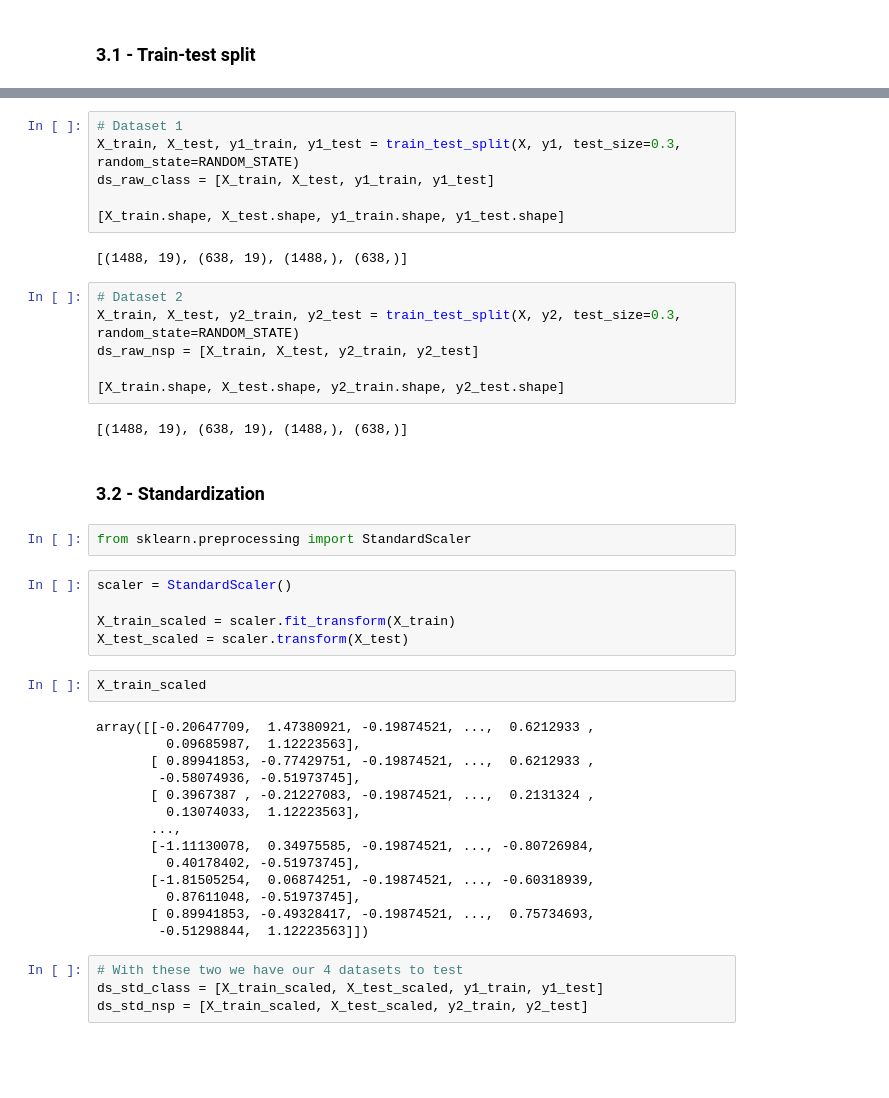
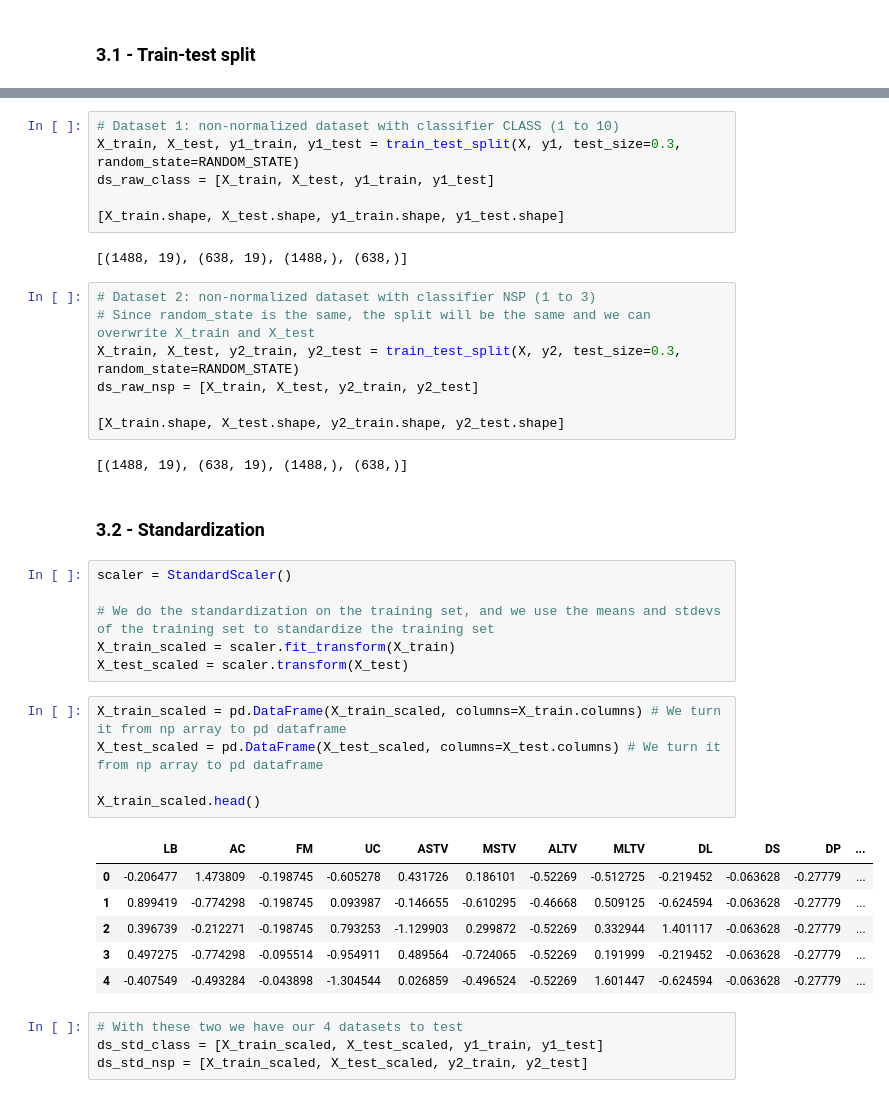
Before and after one commit to bduar/CodeOp-DS-project_fetal-CTG, a Jupyter notebook: Notebooks/03_Modeling.ipynb, the cells around one changed output, grey strips where cells are left out. Cells and saved outputs as stored; diff of their text form; blank space fills up the shorter version.

```diff
--- a/Notebooks/03_Modeling.ipynb
+++ b/Notebooks/03_Modeling.ipynb
@@ -34,7 +48,7 @@ X = data.drop(columns = ["CLASS", "NSP"] ,axis=1)
 y1 = data["CLASS"]
 y2 = data["NSP"]
 # %%
-# Dataset 1
+# Dataset 1: non-normalized dataset with classifier CLASS (1 to 10)
 X_train, X_test, y1_train, y1_test = train_test_split(X, y1, test_size=0.3, random_state=RANDOM_STATE)
 ds_raw_class = [X_train, X_test, y1_train, y1_test]
 
@@ -42,7 +56,8 @@ ds_raw_class = [X_train, X_test, y1_train, y1_test]
 # %% [output]
 [(1488, 19), (638, 19), (1488,), (638,)]
 # %%
-# Dataset 2
+# Dataset 2: non-normalized dataset with classifier NSP (1 to 3)
+# Since random_state is the same, the split will be the same and we can overwrite X_train and X_test
 X_train, X_test, y2_train, y2_test = train_test_split(X, y2, test_size=0.3, random_state=RANDOM_STATE)
 ds_raw_nsp = [X_train, X_test, y2_train, y2_test]
 
@@ -51,29 +66,24 @@ ds_raw_nsp = [X_train, X_test, y2_train, y2_test]
 [(1488, 19), (638, 19), (1488,), (638,)]
 # %% [markdown]
 ### 3.2 - Standardization
-# %%
-from sklearn.preprocessing import StandardScaler
 # %%
 scaler = StandardScaler()
 
+# We do the standardization on the training set, and we use the means and stdevs of the training set to standardize the training set
 X_train_scaled = scaler.fit_transform(X_train)
 X_test_scaled = scaler.transform(X_test)
 # %%
-X_train_scaled
+X_train_scaled = pd.DataFrame(X_train_scaled, columns=X_train.columns) # We turn it from np array to pd dataframe
+X_test_scaled = pd.DataFrame(X_test_scaled, columns=X_test.columns) # We turn it from np array to pd dataframe
+
+X_train_scaled.head()
 # %% [output]
-array([[-0.20647709,  1.47380921, -0.19874521, ...,  0.6212933 ,
-         0.09685987,  1.12223563],
-       [ 0.89941853, -0.77429751, -0.19874521, ...,  0.6212933 ,
-        -0.58074936, -0.51973745],
-       [ 0.3967387 , -0.21227083, -0.19874521, ...,  0.2131324 ,
-         0.13074033,  1.12223563],
-       ...,
-       [-1.11130078,  0.34975585, -0.19874521, ..., -0.80726984,
-         0.40178402, -0.51973745],
-       [-1.81505254,  0.06874251, -0.19874521, ..., -0.60318939,
-         0.87611048, -0.51973745],
-       [ 0.89941853, -0.49328417, -0.19874521, ...,  0.75734693,
-        -0.51298844,  1.12223563]])
+|  | LB | AC | FM | UC | ASTV | MSTV | ALTV | MLTV | DL | DS | DP | ... |
+| 0 | -0.206477 | 1.473809 | -0.198745 | -0.605278 | 0.431726 | 0.186101 | -0.52269 | -0.512725 | -0.219452 | -0.063628 | -0.27779 | ... |
+| 1 | 0.899419 | -0.774298 | -0.198745 | 0.093987 | -0.146655 | -0.610295 | -0.46668 | 0.509125 | -0.624594 | -0.063628 | -0.27779 | ... |
+| 2 | 0.396739 | -0.212271 | -0.198745 | 0.793253 | -1.129903 | 0.299872 | -0.52269 | 0.332944 | 1.401117 | -0.063628 | -0.27779 | ... |
+| 3 | 0.497275 | -0.774298 | -0.095514 | -0.954911 | 0.489564 | -0.724065 | -0.52269 | 0.191999 | -0.219452 | -0.063628 | -0.27779 | ... |
+| 4 | -0.407549 | -0.493284 | -0.043898 | -1.304544 | 0.026859 | -0.496524 | -0.52269 | 1.601447 | -0.624594 | -0.063628 | -0.27779 | ... |
 # %%
 # With these two we have our 4 datasets to test
 ds_std_class = [X_train_scaled, X_test_scaled, y1_train, y1_test]
```
Also changed, not shown: parts of 22 cells of this notebook, 3 other files.
